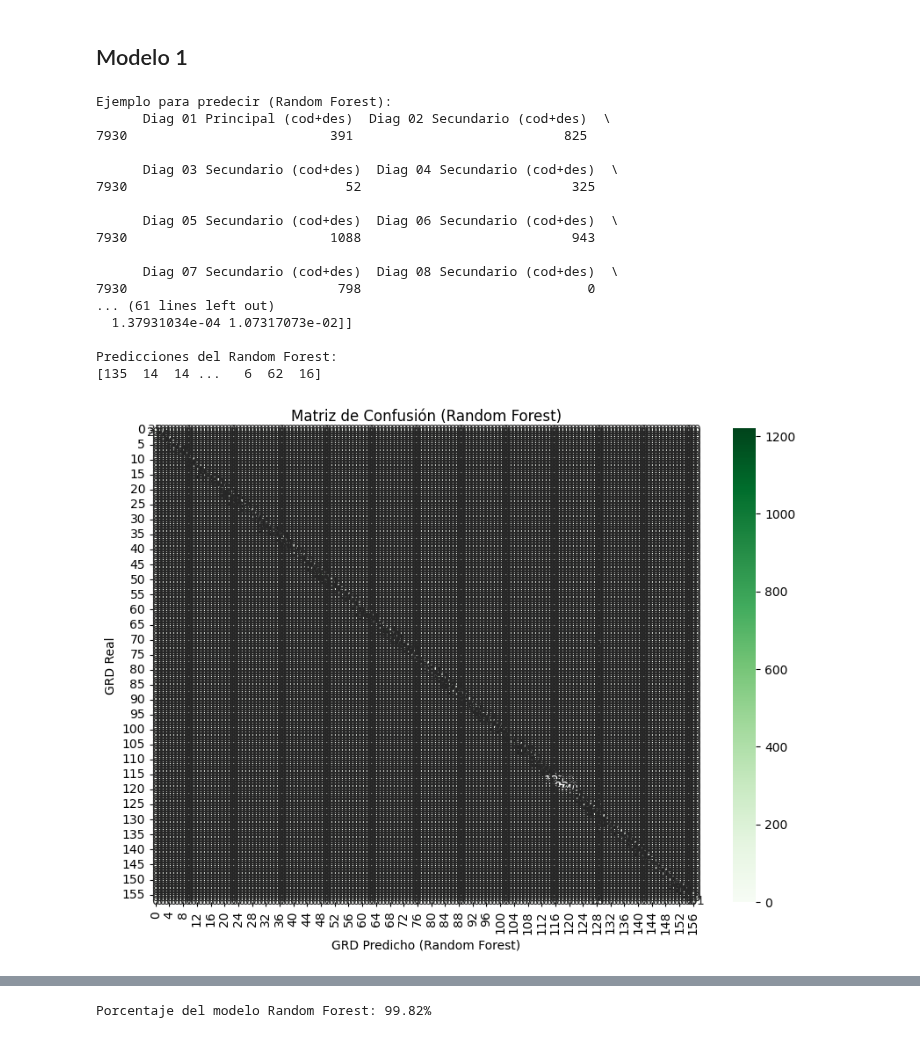
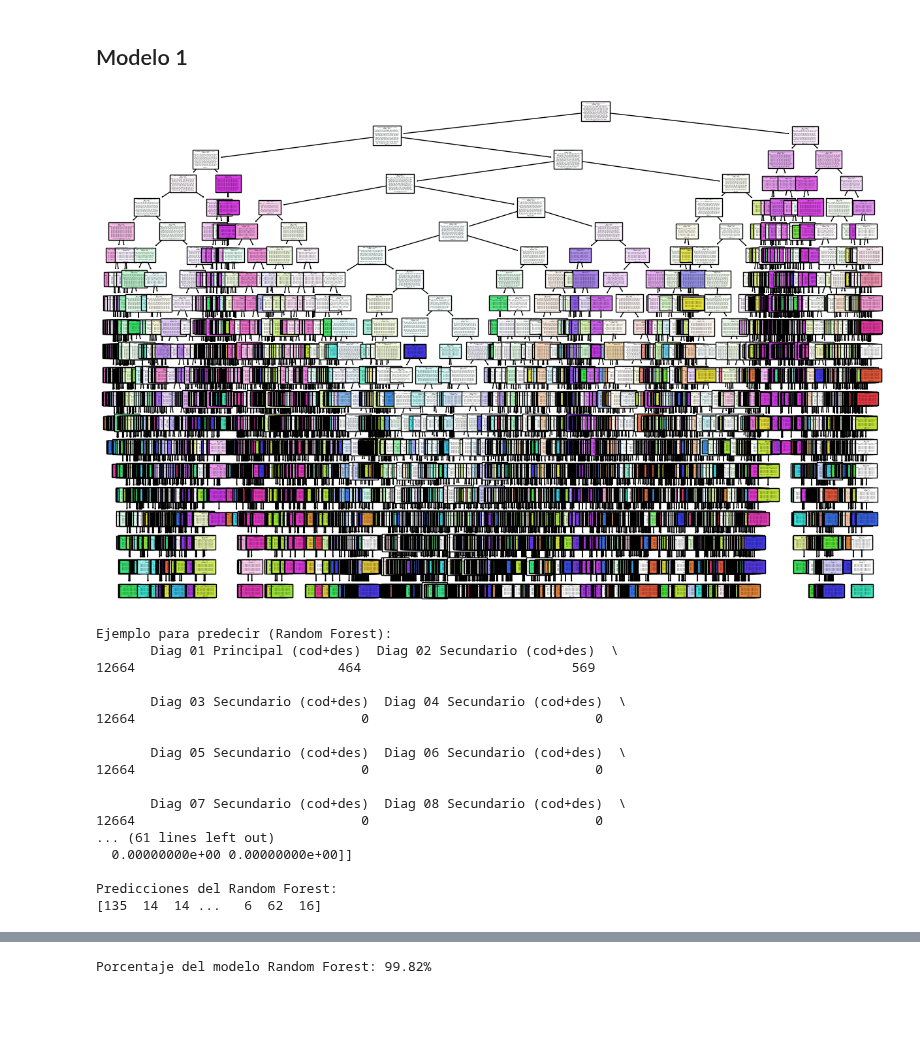
Before and after one commit to Coragg/GRDprediction, a Jupyter notebook: python/RandomForest.ipynb, the cells around one changed output, grey strips where cells are left out. Drawn from its saved outputs; the diff is of its cells as text; code cells hidden in the pictures; blank space fills up the shorter version.

```diff
--- a/python/RandomForest.ipynb
+++ b/python/RandomForest.ipynb
@@ -175,51 +175,50 @@ Objetivo_rf = dataset_el_pino.GRD
 # %%
 # 2. Crear e entrenar el modelo de Random Forest
 # Puedes ajustar los hiperparámetros como 'n_estimators' (número de árboles),
 # 'max_depth', 'random_state' para reproducibilidad, etc.
 modelo_rf = RandomForestClassifier(n_estimators=100, max_depth=20, random_state=42)
 modelo_rf.fit(Explicativas_rf, Objetivo_rf)
 
-# 3. (Opcional) Visualizar uno de los árboles del bosque
-#plt.figure(figsize=(15,10))
-#plot_tree(modelo_rf.estimators_[0], feature_names=Explicativas_rf.columns, class_names=Objetivo_rf.unique().astype(str), filled=True)
-#plt.show()
-
+# 3. Visualizar uno de los árboles
+plt.figure(figsize=(15,10))
+plot_tree(modelo_rf.estimators_[0], feature_names=Explicativas_rf.columns, class_names=Objetivo_rf.unique().astype(str), filled=True)
+plt.show()
 # 4. Realizar una predicción sobre un ejemplo (similar al árbol de decisión)
 test_ejemplo_rf = Explicativas_rf.sample()
 print("Ejemplo para predecir (Random Forest):")
 print(test_ejemplo_rf)
 print("\nProbabilidades de predicción (Random Forest):")
 print(modelo_rf.predict_proba(test_ejemplo_rf))
 
 # 5. Predecir sobre todo el conjunto de datos
 predecir_grd_rf = modelo_rf.predict(Explicativas_rf)
 print("\nPredicciones del Random Forest:")
 print(predecir_grd_rf)
 
 # 6. Evaluar el modelo: Matriz de confusión
 matriz_confusion_rf = confusion_matrix(dataset_el_pino['GRD'], predecir_grd_rf)
 plt.figure(figsize=(10,7))
 sns.heatmap(matriz_confusion_rf, annot=True, fmt="d", cmap="Greens") # Cambié el mapa de color para diferenciar
 plt.xlabel('GRD Predicho (Random Forest)')
 plt.ylabel('GRD Real')
 plt.title('Matriz de Confusión (Random Forest)')
 plt.show()
 # %% [output]
+[figure, new version]
 Ejemplo para predecir (Random Forest):
-      Diag 01 Principal (cod+des)  Diag 02 Secundario (cod+des)  \
-7930                          391                           825
+       Diag 01 Principal (cod+des)  Diag 02 Secundario (cod+des)  \
+12664                          464                           569
 
-      Diag 03 Secundario (cod+des)  Diag 04 Secundario (cod+des)  \
-7930                            52                           325
+       Diag 03 Secundario (cod+des)  Diag 04 Secundario (cod+des)  \
+12664                             0                             0
 
-      Diag 05 Secundario (cod+des)  Diag 06 Secundario (cod+des)  \
-7930                          1088                           943
+       Diag 05 Secundario (cod+des)  Diag 06 Secundario (cod+des)  \
+12664                             0                             0
 
-      Diag 07 Secundario (cod+des)  Diag 08 Secundario (cod+des)  \
-7930                           798                             0
+       Diag 07 Secundario (cod+des)  Diag 08 Secundario (cod+des)  \
+12664                             0                             0
 ... (61 lines left out)
-  1.37931034e-04 1.07317073e-02]]
+  0.00000000e+00 0.00000000e+00]]
 
 Predicciones del Random Forest:
 [135  14  14 ...   6  62  16]
-[figure, old version]
```
Also changed, not shown: parts of 1 cell of this notebook, 1 other file.
